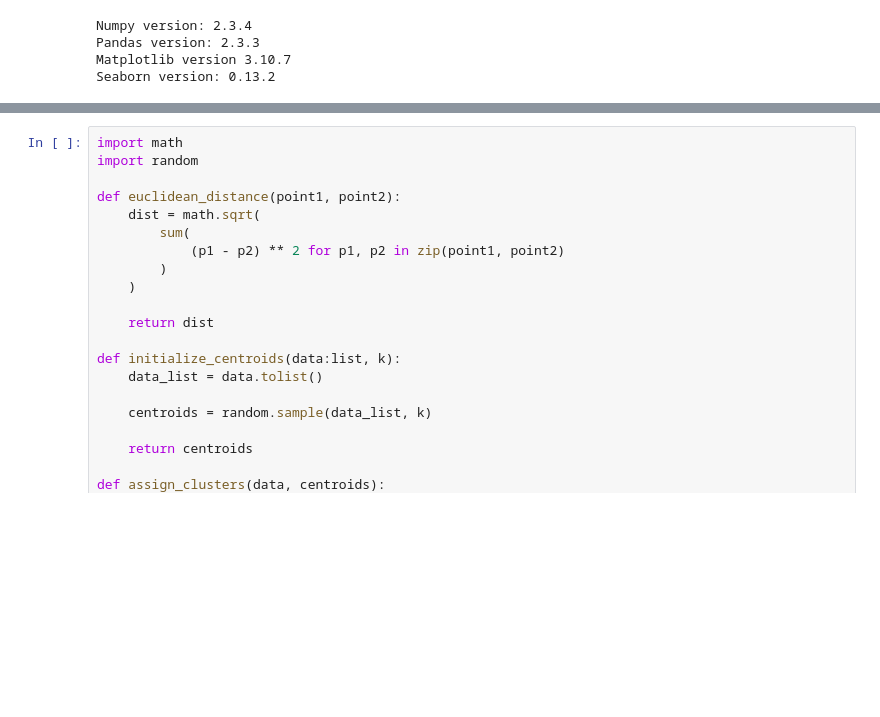
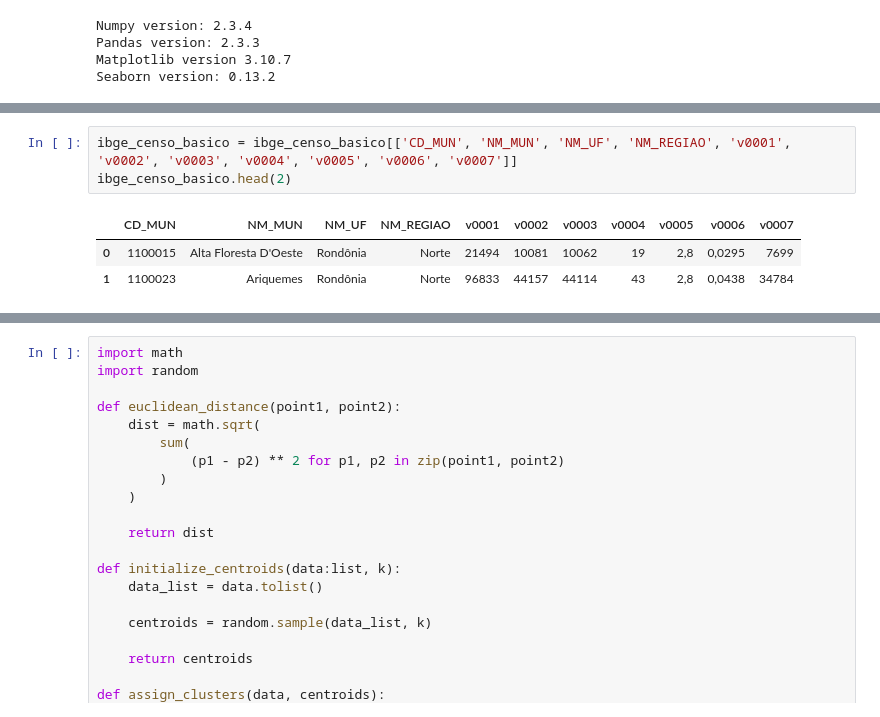
Before and after one commit to andradewagner/kmeansclustering, a Jupyter notebook: ibgev1.ipynb, the cells around one changed output, grey strips where cells are left out. Drawn from its saved outputs; the diff is of its cells as text; blank space fills up the shorter version.

```diff
--- a/ibgev1.ipynb
+++ b/ibgev1.ipynb
@@ -15,0 +26,7 @@ Seaborn version: 0.13.2
+# %%
+ibge_censo_basico = ibge_censo_basico[['CD_MUN', 'NM_MUN', 'NM_UF', 'NM_REGIAO', 'v0001', 'v0002', 'v0003', 'v0004', 'v0005', 'v0006', 'v0007']]
+ibge_censo_basico.head(2)
+# %% [output]
+|  | CD_MUN | NM_MUN | NM_UF | NM_REGIAO | v0001 | v0002 | v0003 | v0004 | v0005 | v0006 | v0007 |
+| 0 | 1100015 | Alta Floresta D'Oeste | Rondônia | Norte | 21494 | 10081 | 10062 | 19 | 2,8 | 0,0295 | 7699 |
+| 1 | 1100023 | Ariquemes | Rondônia | Norte | 96833 | 44157 | 44114 | 43 | 2,8 | 0,0438 | 34784 |
```
Also changed, not shown: parts of 6 cells of this notebook.
